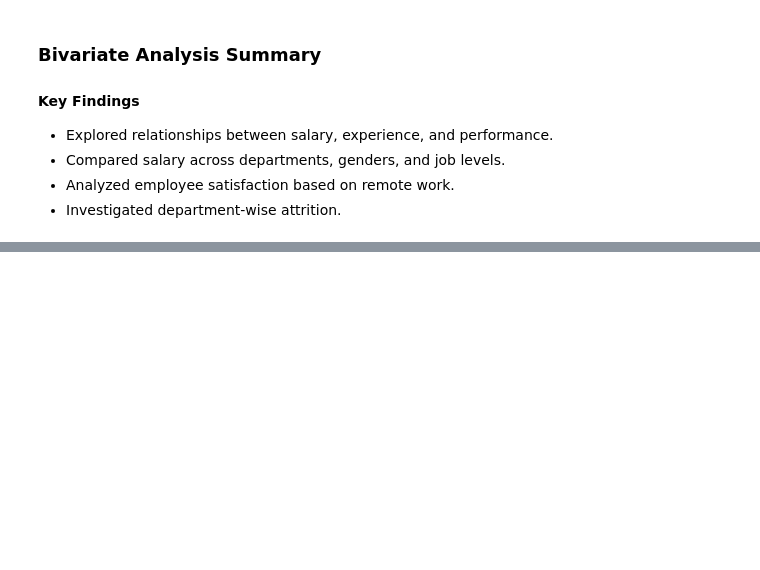
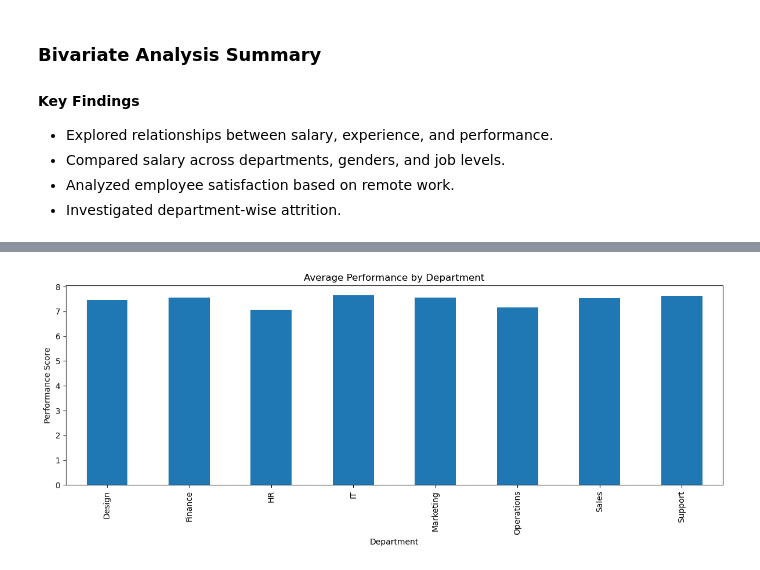
Before and after one commit to Kainatfatima0311/employee-workforce-eda, a Jupyter notebook: notebooks/employee_workforce_eda.ipynb, the cells around one changed output, grey strips where cells are left out. Cells and saved outputs as stored; diff of their text form; code cells hidden in the pictures; blank space fills up the shorter version.

```diff
--- a/notebooks/employee_workforce_eda.ipynb
+++ b/notebooks/employee_workforce_eda.ipynb
@@ -1049,0 +1176,14 @@ pd.pivot_table(
+# %%
+plt.figure(figsize=(12,5))
+
+department_summary["Performance_Score"].plot(kind="bar")
+
+plt.title("Average Performance by Department")
+
+plt.ylabel("Performance Score")
+
+plt.tight_layout()
+
+plt.show()
+# %% [output]
+[figure, added]
```
Also changed, not shown: parts of 17 cells of this notebook, 1 other file.
